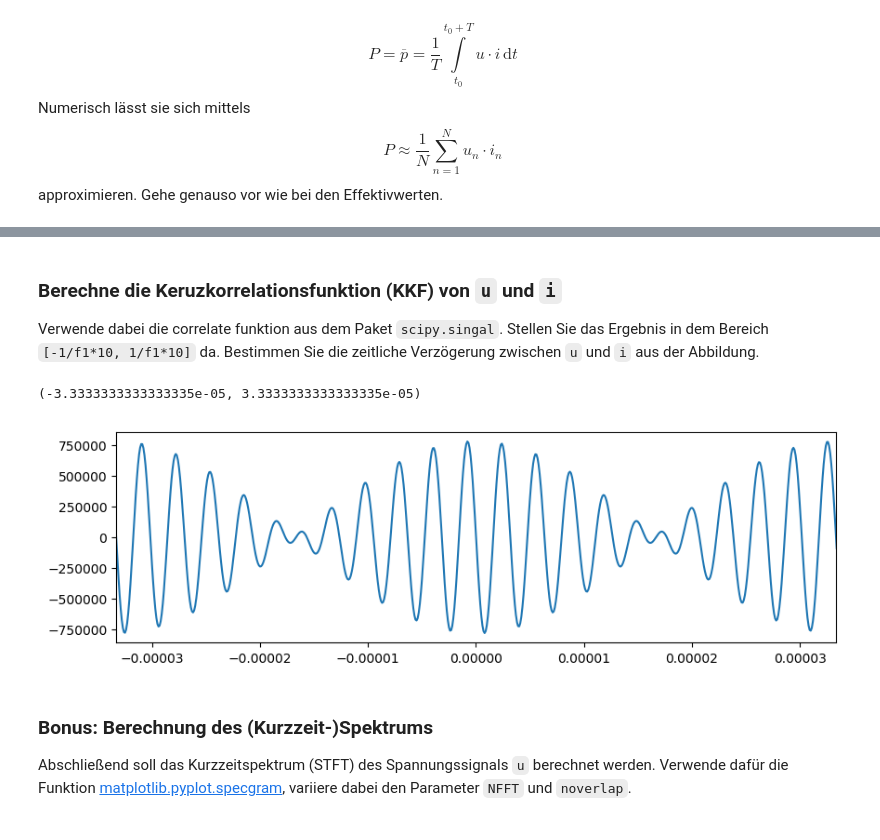
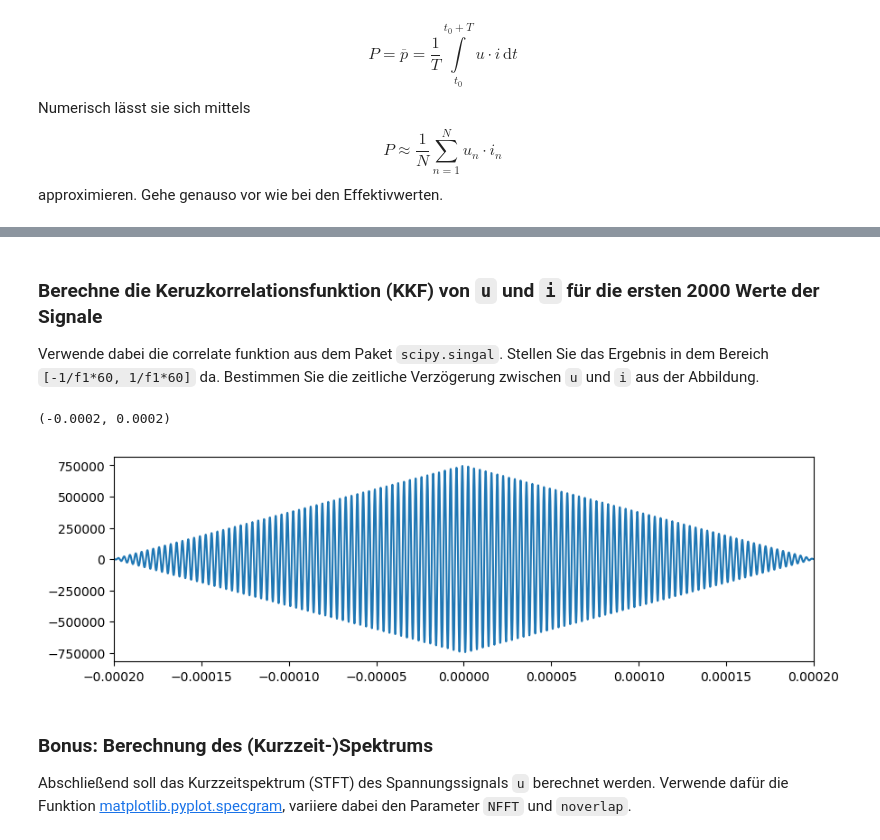
Before and after one commit to fgnt/python_crashkurs, a Jupyter notebook: aufgaben/03-02_Signal_Analysis_Solution.ipynb, the cells around one changed output, grey strips where cells are left out. Cells and saved outputs as stored; diff of their text form; code cells hidden in the pictures.

```diff
--- a/aufgaben/03-02_Signal_Analysis_Solution.ipynb
+++ b/aufgaben/03-02_Signal_Analysis_Solution.ipynb
@@ -132,17 +132,21 @@ plt.show(fh)
 # %% [markdown]
-### Berechne die Keruzkorrelationsfunktion (KKF) von `u` und `i`
+### Berechne die Keruzkorrelationsfunktion (KKF) von `u` und `i` für die ersten 2000 Werte der Signale
 Verwende dabei die correlate funktion aus dem Paket `scipy.singal`.
-Stellen Sie das Ergebnis in dem Bereich `[-1/f1*10, 1/f1*10]` da. Bestimmen Sie die zeitliche Verzögerung zwischen `u` und `i` aus der Abbildung.
+Stellen Sie das Ergebnis in dem Bereich `[-1/f1*60, 1/f1*60]` da. Bestimmen Sie die zeitliche Verzögerung zwischen `u` und `i` aus der Abbildung.
 # %%
 from scipy.signal import correlate
+
+u_part = u[:2000]
+i_part = i[:2000]
+
 fh, ah = plt.subplots(1, 1)
-xcorr_u_i = correlate(u, i) * (1/(2*len(u)+1))
-lags = np.arange(-(len(u)-1)/fs, (len(u)-1)/fs, 1/fs)
+xcorr_u_i = correlate(u_part, i_part) * (1/(2*len(u_part)+1))
+lags = np.arange(-(len(u_part)-1)/fs, (len(u_part)-1)/fs, 1/fs)
 ah.plot(lags, xcorr_u_i)
-ah.set_xlim([-1/f1*10, 1/f1*10])
+ah.set_xlim([-1/f1*60, 1/f1*60])
 # %% [output]
-(-3.3333333333333335e-05, 3.3333333333333335e-05)
+(-0.0002, 0.0002)
-[figure, old version]
+[figure, new version]
 # %% [markdown]
 ### Bonus: Berechnung des (Kurzzeit-)Spektrums
 Abschließend soll das Kurzzeitspektrum (STFT) des Spannungssignals `u` berechnet werden. Verwende dafür die Funktion [matplotlib.pyplot.specgram](https://matplotlib.org/api/_as_gen/matplotlib.pyplot.specgram.html), variiere dabei den Parameter `NFFT` und `noverlap`.
```
Also changed, not shown: parts of 3 cells of this notebook.
